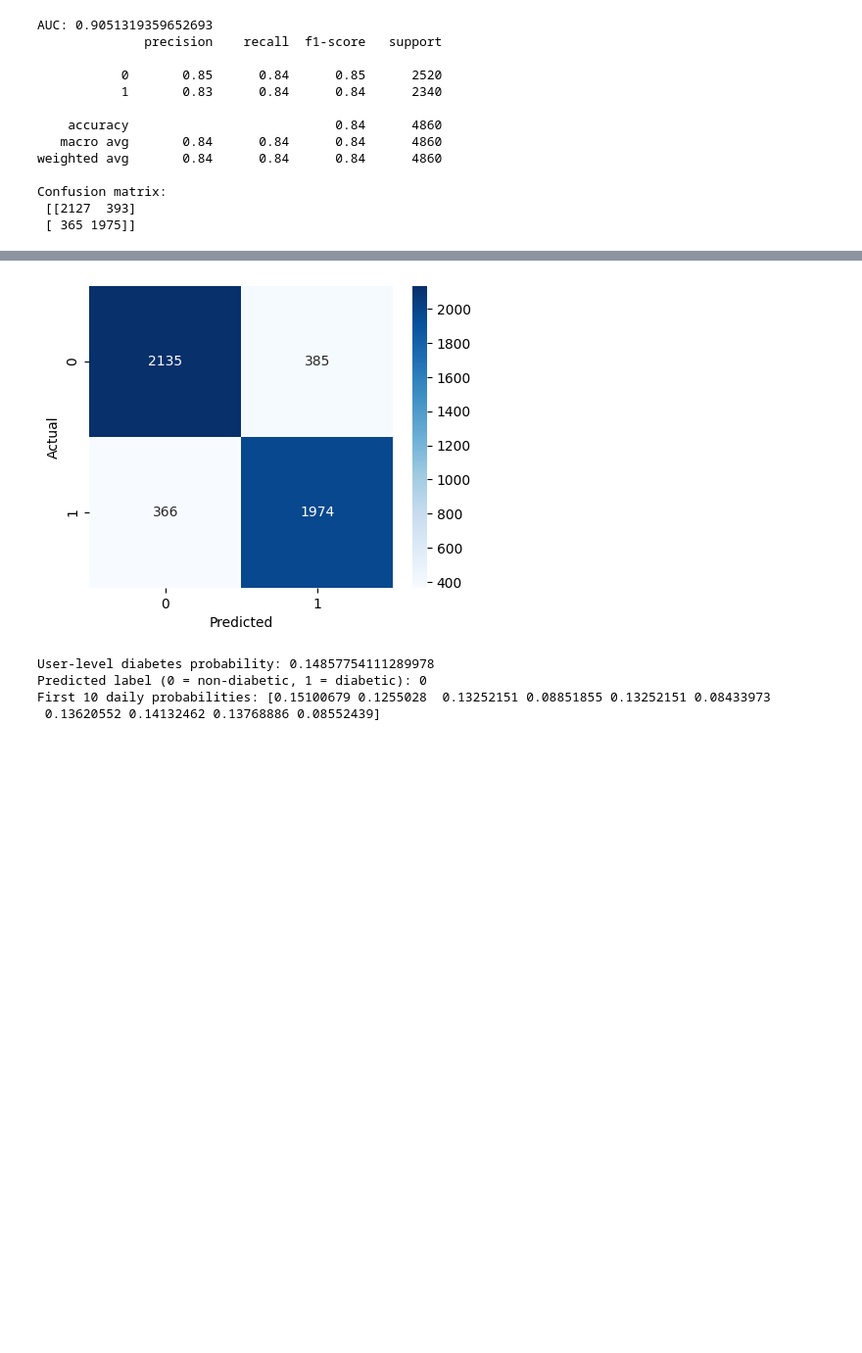
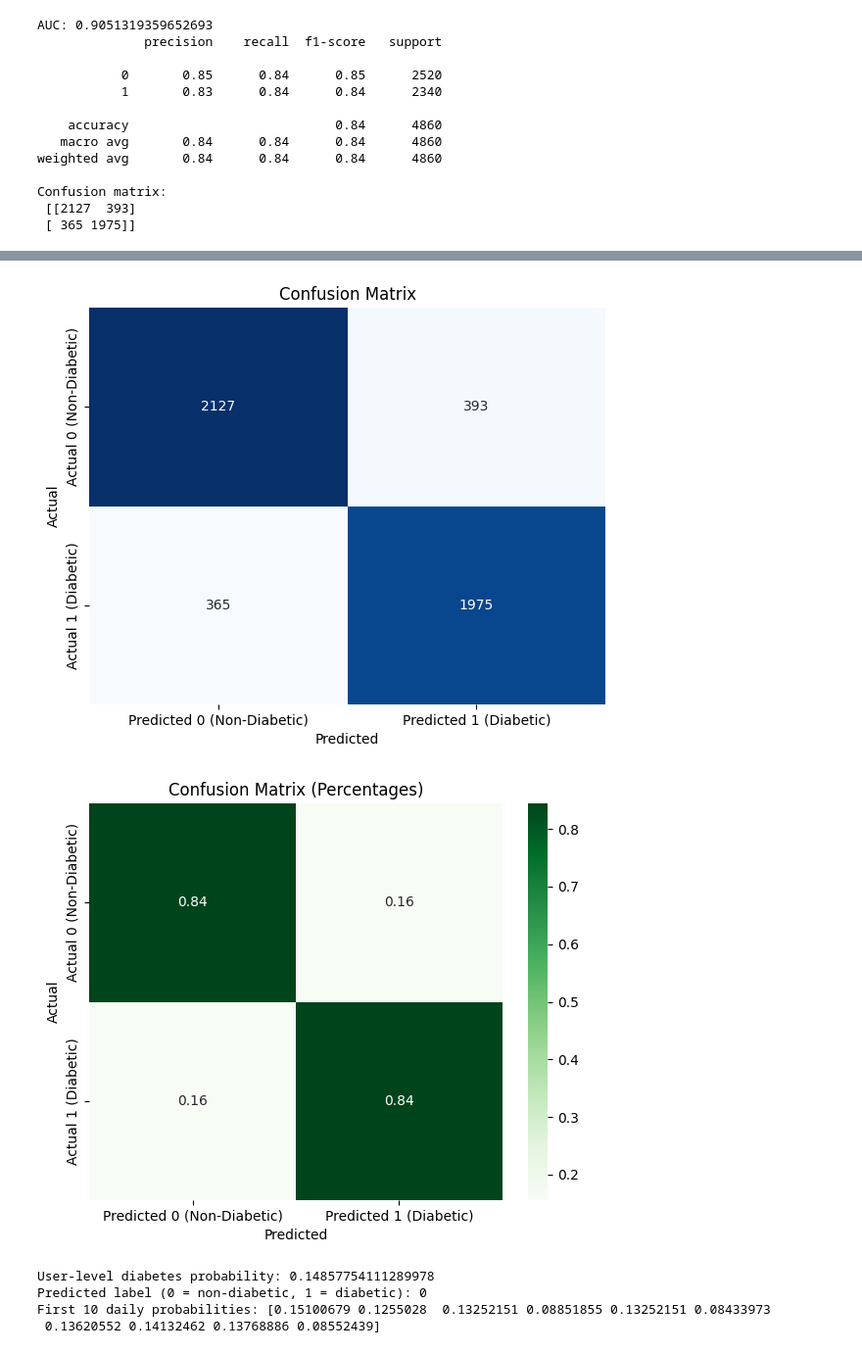
Before and after one commit to Nil-Vaghela/Diabetes-Prediction, a Jupyter notebook: Research.ipynb, the cells around one changed output, grey strips where cells are left out. Shown at 98% size. Drawn from its saved outputs; the diff is of its cells as text; code cells hidden in the pictures; blank space fills up the shorter version.

```diff
--- a/Research.ipynb
+++ b/Research.ipynb
@@ -435,14 +435,43 @@ Best threshold by F1: 0.7800000000000001 with F1: 0.8488801913459447
 # %%
 import seaborn as sns
 import matplotlib.pyplot as plt
 
-plt.figure(figsize=(5,4))
-sns.heatmap(cm, annot=True, fmt="d", cmap="Blues")
+# Compute confusion matrix
+cm = confusion_matrix(y_test, y_pred)
+
+# Convert to percentages
+cm_percent = cm / cm.sum(axis=1, keepdims=True)
+
+plt.figure(figsize=(6, 5))
+sns.heatmap(cm,
+            annot=True,
+            fmt="d",
+            cmap="Blues",
+            cbar=False,
+            xticklabels=["Predicted 0 (Non-Diabetic)", "Predicted 1 (Diabetic)"],
+            yticklabels=["Actual 0 (Non-Diabetic)", "Actual 1 (Diabetic)"])
+plt.title("Confusion Matrix")
+plt.ylabel("Actual")
 plt.xlabel("Predicted")
+plt.tight_layout()
+plt.show()
+
+plt.figure(figsize=(6, 5))
+sns.heatmap(cm_percent,
+            annot=True,
+            fmt=".2f",
+            cmap="Greens",
+            cbar=True,
+            xticklabels=["Predicted 0 (Non-Diabetic)", "Predicted 1 (Diabetic)"],
+            yticklabels=["Actual 0 (Non-Diabetic)", "Actual 1 (Diabetic)"])
+plt.title("Confusion Matrix (Percentages)")
 plt.ylabel("Actual")
+plt.xlabel("Predicted")
+plt.tight_layout()
 plt.show()
 # %% [output]
-[figure, old version]
+[figure, new version]
+[figure, added]
 # %%
 def predict_watch_user(csv_path, feature_cols=feature_cols, threshold=None):
     """
```
